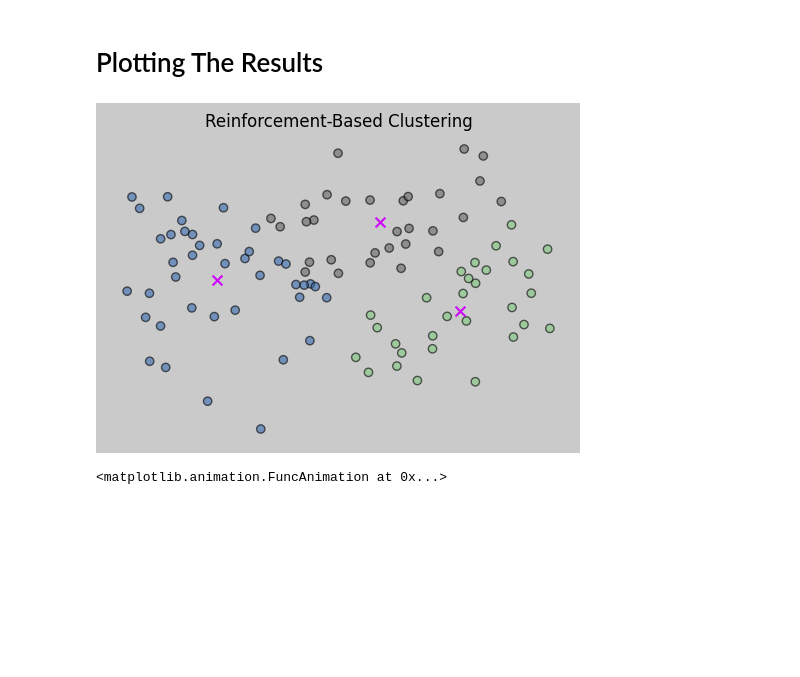
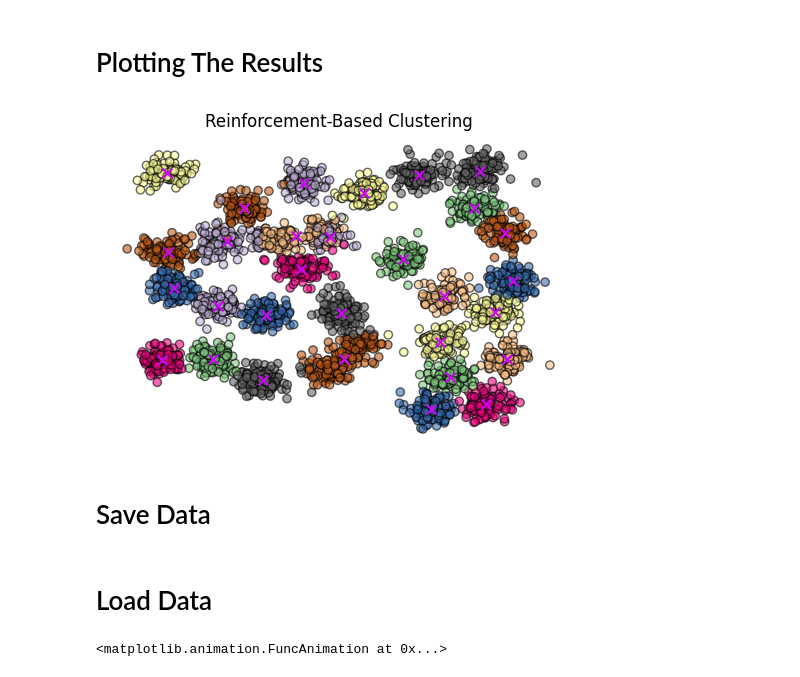
Before and after one commit to salar96/AutonomyAwareClustering, a Jupyter notebook: Reinforcement Based Clustering/main.ipynb, the cells around one changed output. Cells and saved outputs as stored; diff of their text form; code cells hidden in the pictures; blank space fills up the shorter version.

```diff
--- a/Reinforcement Based Clustering/main.ipynb
+++ b/Reinforcement Based Clustering/main.ipynb
@@ -40,0 +31,3 @@ print(X_pca.shape)
+# %%
+X = np.loadtxt("D31.txt")[:,:2]
+plt.scatter(X[:,0],X[:,1])
@@ -41,14 +37,14 @@ print(X_pca.shape)
 # %%
 
 
-K = 3
+K = 30
 beta_min = 0.01
 beta_max = 20
 tau = 1.1
 
 
 pi_star_list, Y_list = reinforcement_clustering(
-    beta_min, beta_max, tau, K, X_pca, episodes=200
+    beta_min, beta_max, tau, K, X, episodes=50
 )
 Y_final = Y_list[-1]
 pi_star = pi_star_list[-1]
@@ -55,22 +69,24 @@ pi_star = pi_star_list[-1]
 # %% [markdown]
 # Plotting The Results
 # %%
-plt.figure(figsize=(6, 4), facecolor="#CACACA", edgecolor="#000000")
+plt.figure(figsize=(6, 4), facecolor="#FFFFFF", edgecolor="#000000")
 plt.scatter(
-    X_pca[:, 0],
-    X_pca[:, 1],
+    X[:, 0],
+    X[:, 1],
     c=pi_star,
     cmap="Accent",
     marker="o",
     edgecolors="black",
     alpha=0.6,
     label="Data points",
 )
 plt.scatter(
     Y_final[:, 0], Y_final[:, 1], c="#ce04fb", marker="x", s=50, label="Centroids"
 )
 plt.title("Reinforcement-Based Clustering")
 plt.axis("off")
 plt.show()
 # %% [output]
-[figure, old version]
+[figure, new version]
+# %% [markdown]
+# Save Data
@@ -76,0 +98,2 @@ plt.show()
+# %% [markdown]
+# Load Data
```
Also changed, not shown: parts of 8 cells of this notebook, 7 other files.
